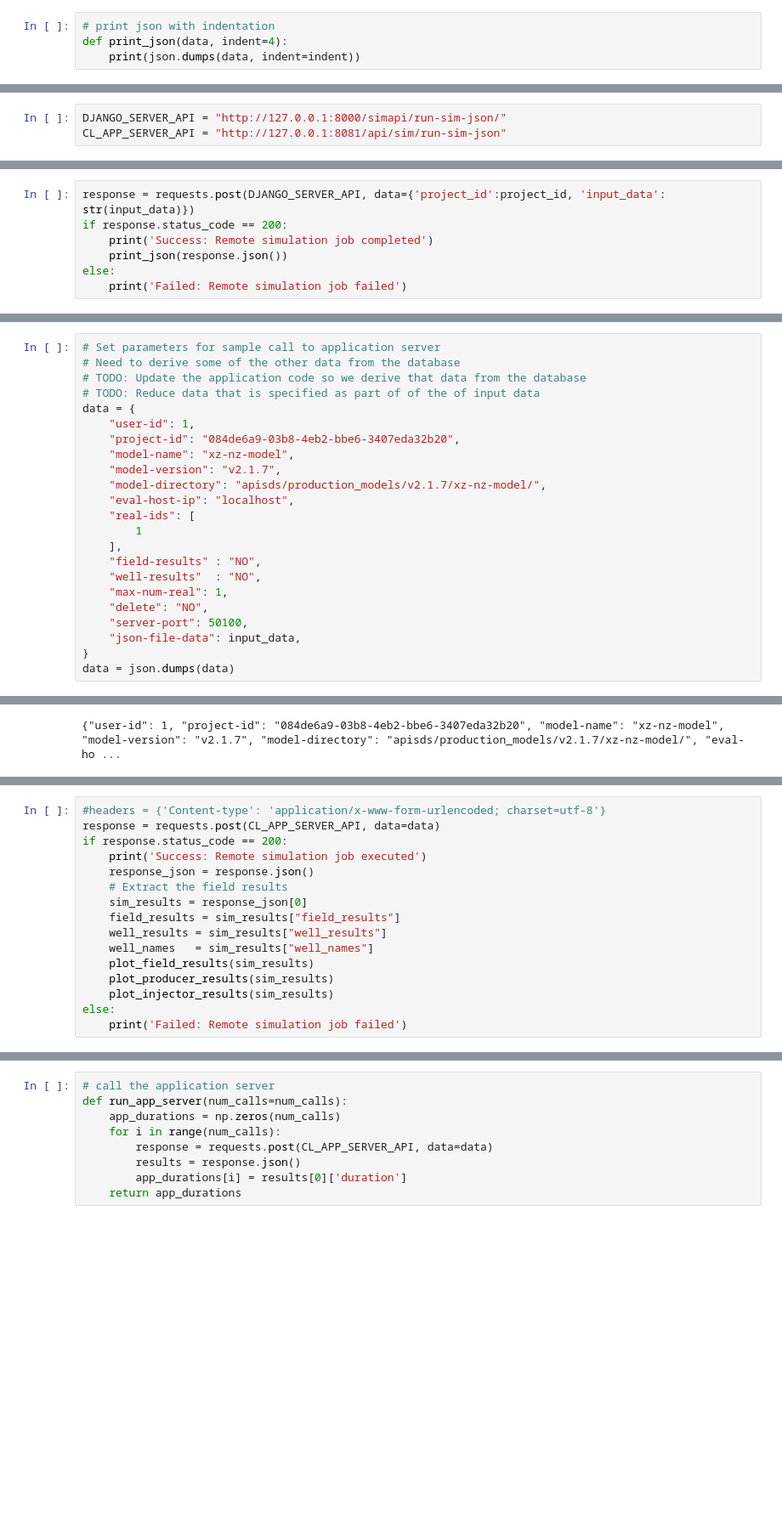
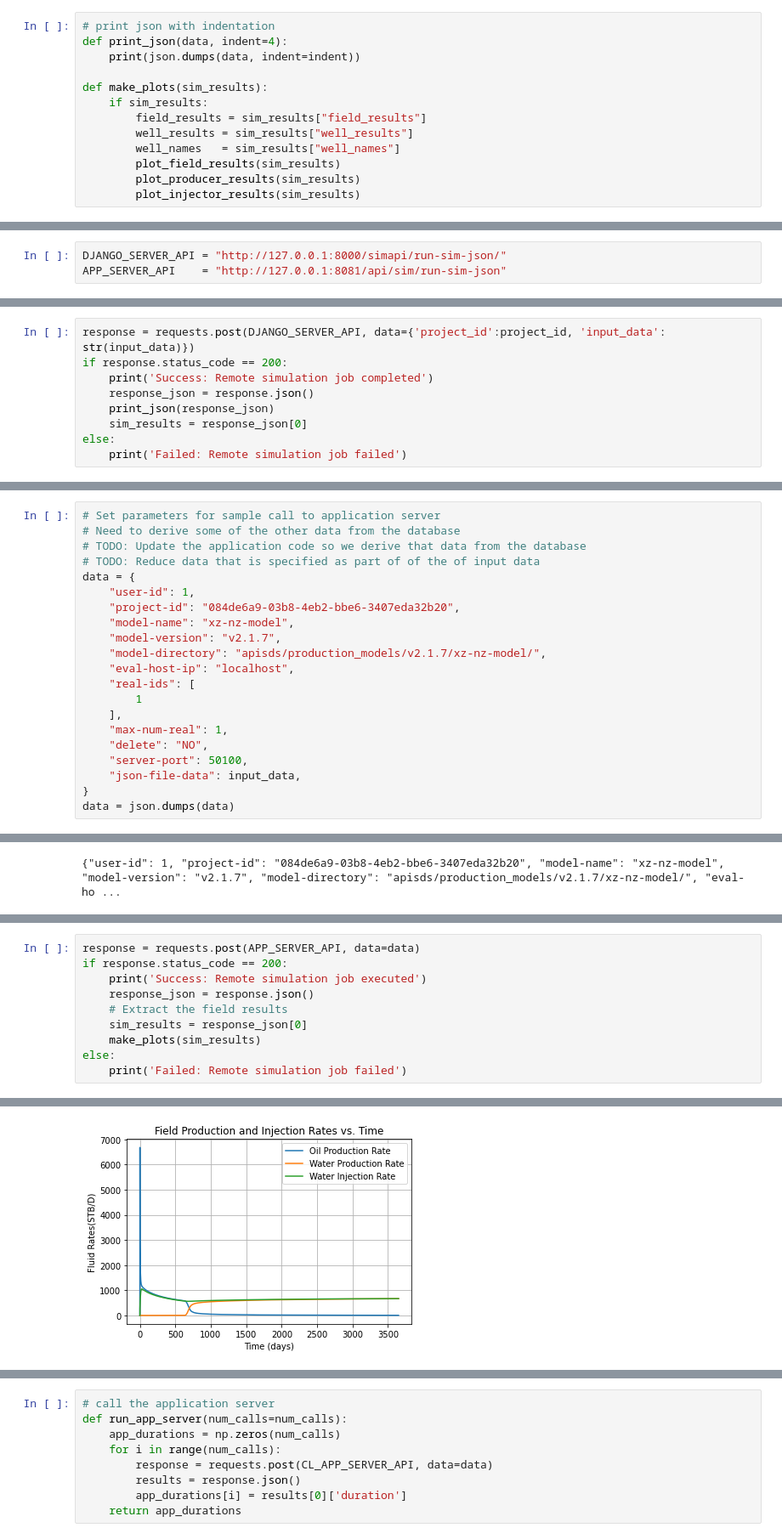
Before and after one commit to jeosol/aiml, a Jupyter notebook: remote_simulation_analysis.ipynb, the cells around one changed output, grey strips where cells are left out. Shown at 85% size. Drawn from its saved outputs; the diff is of its cells as text; blank space fills up the shorter version.

```diff
--- a/remote_simulation_analysis.ipynb
+++ b/remote_simulation_analysis.ipynb
@@ -16,9 +68,18 @@ plt.figure(figsize=(8, 6), dpi=80)
 # print json with indentation
 def print_json(data, indent=4):
     print(json.dumps(data, indent=indent))
+
+def make_plots(sim_results):
+    if sim_results:
+        field_results = sim_results["field_results"]
+        well_results = sim_results["well_results"]
+        well_names   = sim_results["well_names"]
+        plot_field_results(sim_results)
+        plot_producer_results(sim_results)
+        plot_injector_results(sim_results)
 # %% [markdown]
 ### Server APIs
 # %%
 DJANGO_SERVER_API = "http://127.0.0.1:8000/simapi/run-sim-json/"
-CL_APP_SERVER_API = "http://127.0.0.1:8081/api/sim/run-sim-json"
+APP_SERVER_API    = "http://127.0.0.1:8081/api/sim/run-sim-json"
 # %% [markdown]
@@ -40,7 +108,9 @@ with open(input_file) as f:
 response = requests.post(DJANGO_SERVER_API, data={'project_id':project_id, 'input_data': str(input_data)})
 if response.status_code == 200:
     print('Success: Remote simulation job completed')
-    print_json(response.json())
+    response_json = response.json()
+    print_json(response_json)
+    sim_results = response_json[0]
 else:
     print('Failed: Remote simulation job failed')
 # %% [output]
@@ -81,8 +153,6 @@ data = {
     "real-ids": [
         1
     ],
-    "field-results" : "NO",
-    "well-results"  : "NO",
     "max-num-real": 1,
     "delete": "NO",
     "server-port": 50100,
@@ -97,18 +169,13 @@ print(data)
 # %%
-#headers = {'Content-type': 'application/x-www-form-urlencoded; charset=utf-8'}
-response = requests.post(CL_APP_SERVER_API, data=data)
+response = requests.post(APP_SERVER_API, data=data)
 if response.status_code == 200:
     print('Success: Remote simulation job executed')
     response_json = response.json()
     # Extract the field results
     sim_results = response_json[0]
-    field_results = sim_results["field_results"]
-    well_results = sim_results["well_results"]
-    well_names   = sim_results["well_names"]
-    plot_field_results(sim_results)
-    plot_producer_results(sim_results)
-    plot_injector_results(sim_results)
+    make_plots(sim_results)
 else:
     print('Failed: Remote simulation job failed')
 # %% [output]
 Success: Remote simulation job executed
+[figure, added]
```
Also changed, not shown: parts of 22 cells of this notebook.
